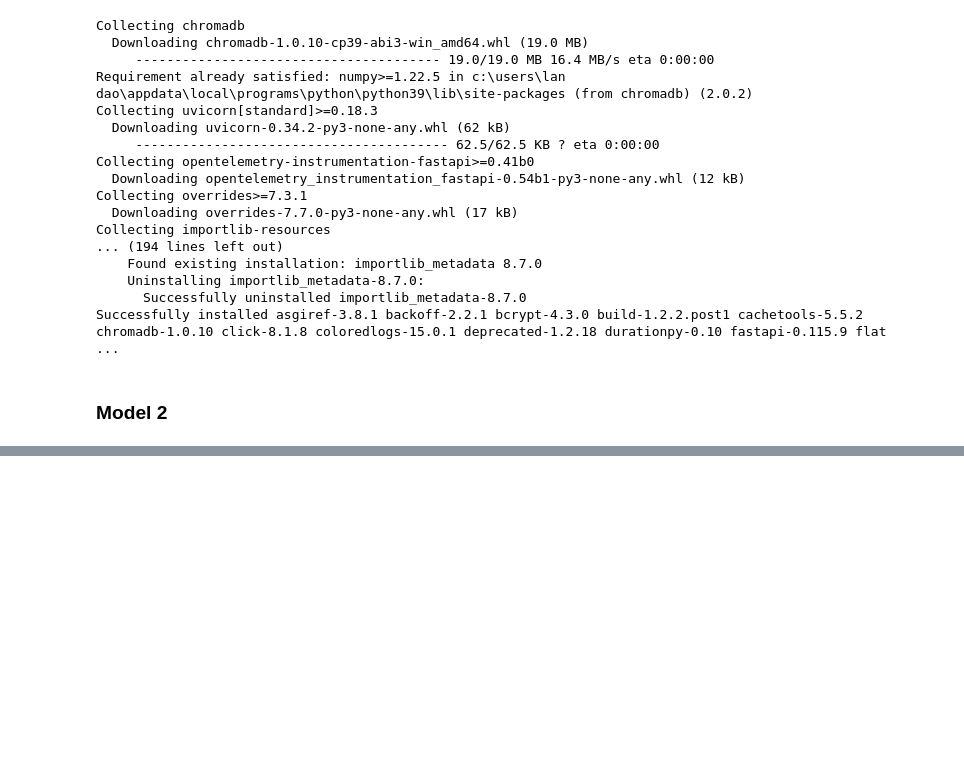
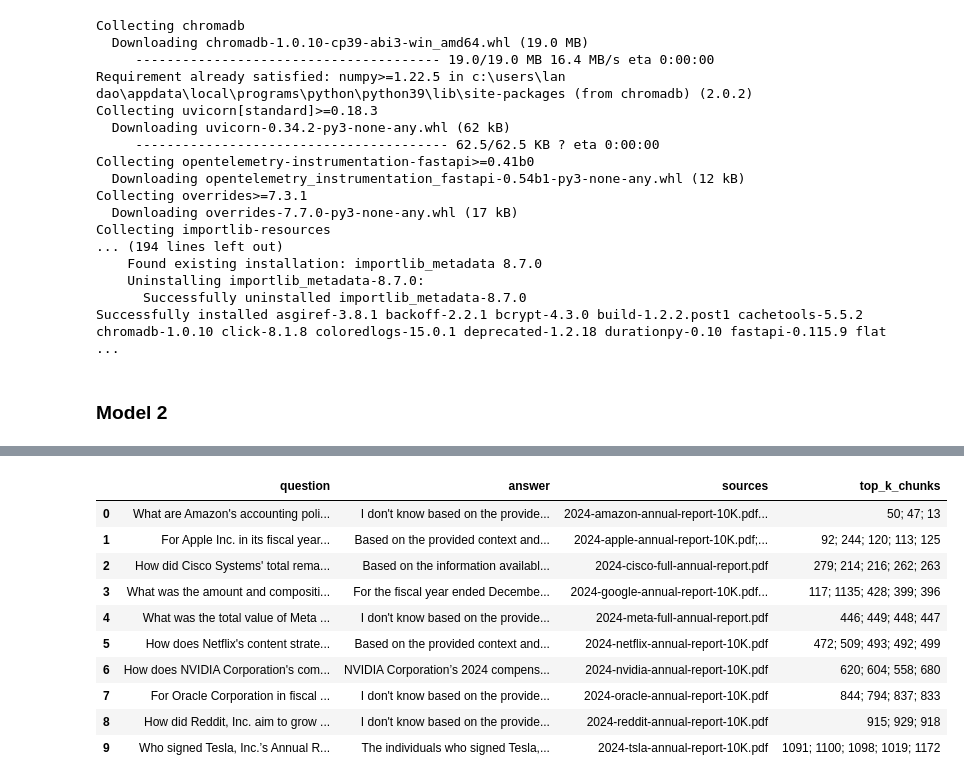
Before and after one commit to williamhuybui/perplexity_hack, a Jupyter notebook: test.ipynb, the cells around one changed output, grey strips where cells are left out. Saved outputs shown, nothing was run; the diff lists cells and outputs as text; code cells hidden in the pictures; blank space fills up the shorter version.

```diff
--- a/test.ipynb
+++ b/test.ipynb
@@ -238,0 +279,15 @@ The provided context does not contain information relevant to Amazon's process f
+# %%
+df = pd.read_csv("qa_log.csv")
+df.head(10)
+# %% [output]
+|  | question | answer | sources | top_k_chunks |
+| 0 | What are Amazon's accounting poli... | I don't know based on the provide... | 2024-amazon-annual-report-10K.pdf... | 50; 47; 13 |
+| 1 | For Apple Inc. in its fiscal year... | Based on the provided context and... | 2024-apple-annual-report-10K.pdf;... | 92; 244; 120; 113; 125 |
+| 2 | How did Cisco Systems' total rema... | Based on the information availabl... | 2024-cisco-full-annual-report.pdf | 279; 214; 216; 262; 263 |
+| 3 | What was the amount and compositi... | For the fiscal year ended Decembe... | 2024-google-annual-report-10K.pdf... | 117; 1135; 428; 399; 396 |
+| 4 | What was the total value of Meta ... | I don't know based on the provide... | 2024-meta-full-annual-report.pdf | 446; 449; 448; 447 |
+| 5 | How does Netflix's content strate... | Based on the provided context and... | 2024-netflix-annual-report-10K.pdf | 472; 509; 493; 492; 499 |
+| 6 | How does NVIDIA Corporation's com... | NVIDIA Corporation’s 2024 compens... | 2024-nvidia-annual-report-10K.pdf | 620; 604; 558; 680 |
+| 7 | For Oracle Corporation in fiscal ... | I don't know based on the provide... | 2024-oracle-annual-report-10K.pdf | 844; 794; 837; 833 |
+| 8 | How did Reddit, Inc. aim to grow ... | I don't know based on the provide... | 2024-reddit-annual-report-10K.pdf | 915; 929; 918 |
+| 9 | Who signed Tesla, Inc.’s Annual R... | The individuals who signed Tesla,... | 2024-tsla-annual-report-10K.pdf | 1091; 1100; 1098; 1019; 1172 |
```
Also changed, not shown: parts of 4 cells of this notebook, 6 other files.
